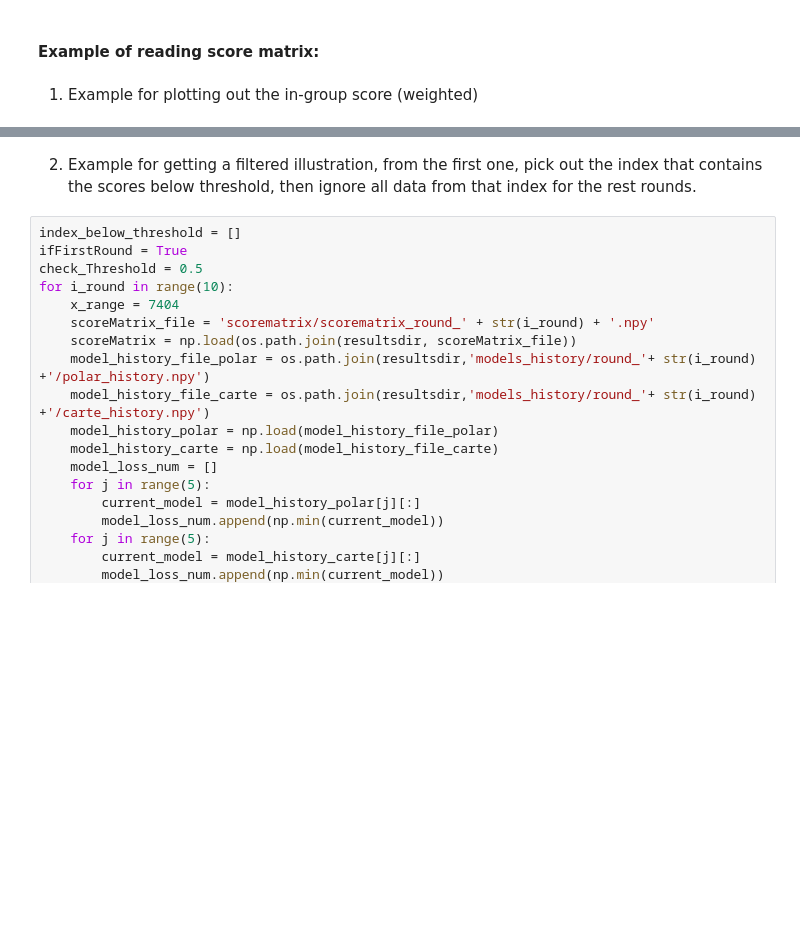
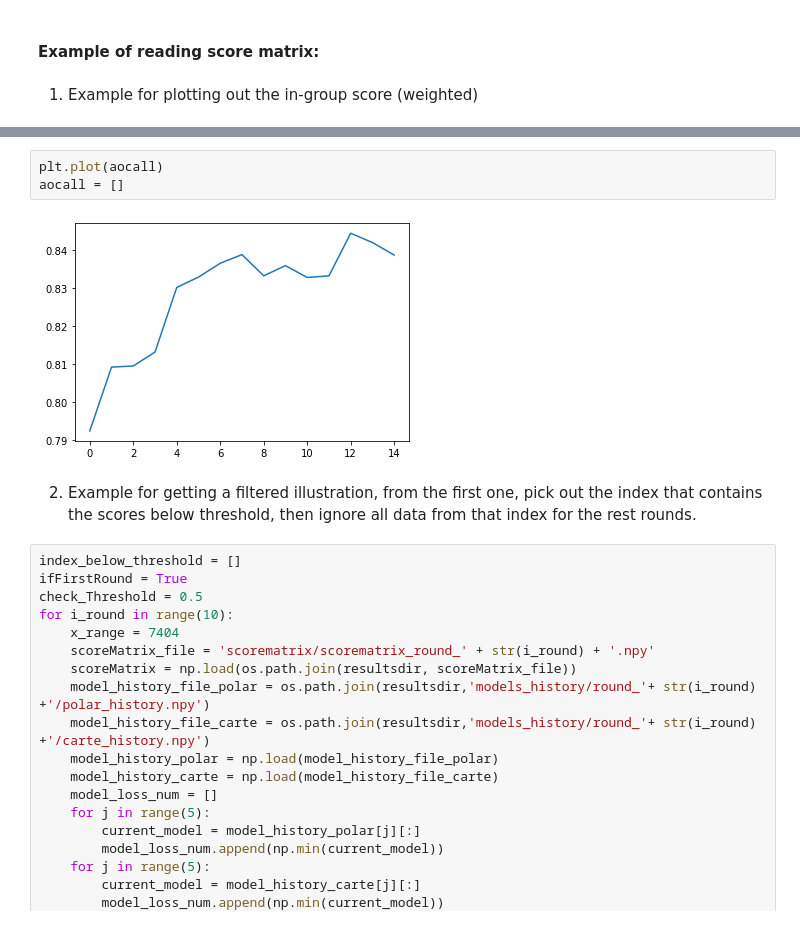
Before and after one commit to smith-scram-lab/Iterative-Unet, a Jupyter notebook: ResultReading.ipynb, the cells around one changed output, grey strips where cells are left out. Saved outputs shown, nothing was run; the diff lists cells and outputs as text; blank space fills up the shorter version.

```diff
--- a/ResultReading.ipynb
+++ b/ResultReading.ipynb
@@ -239,3 +231,8 @@ for i_round in range(15):
+# %%
+plt.plot(aocall)
+aocall = []
+# %% [output]
+[figure, added]
 # %% [markdown]
 2. Example for getting a filtered illustration, from the first one, pick out the index that contains the scores below threshold, then ignore all data from that index for the rest rounds.
 # %%
```
Also changed, not shown: parts of 5 cells of this notebook.
